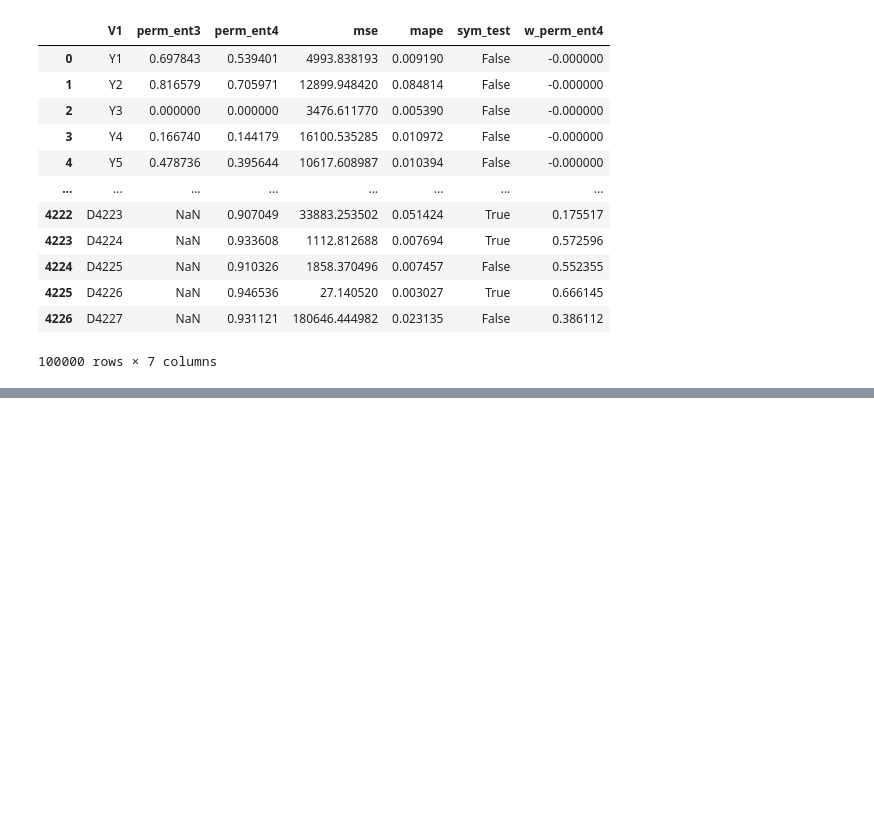
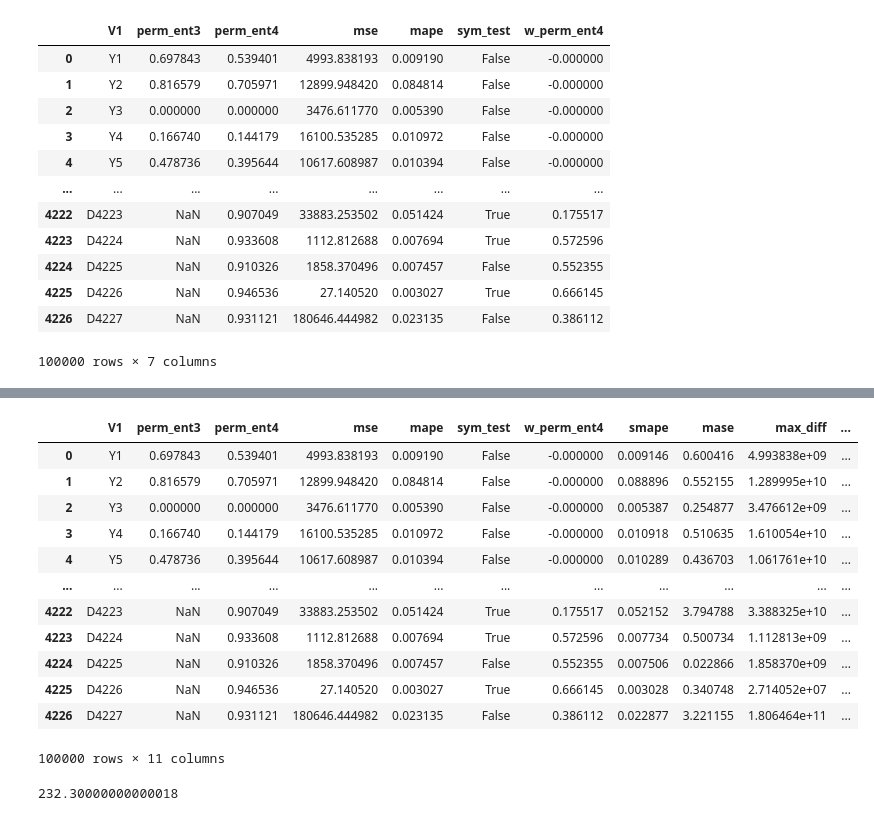
Before and after one commit to dynolab/predan, a Jupyter notebook: notebooks/M4comp.ipynb, the cells around one changed output, grey strips where cells are left out. Drawn from its saved outputs; the diff is of its cells as text; code cells hidden in the pictures; blank space fills up the shorter version.

Commit message:
New metrics, compute max_diif and amplitude

```diff
--- a/notebooks/M4comp.ipynb
+++ b/notebooks/M4comp.ipynb
@@ -1211,0 +1372,9 @@ df_res.to_csv("all_result.csv")
+# %%
+df_testD = pd.read_csv("../src/M4-methods/Dataset/Test/Daily-test.csv", index_col=0)
+df_testH = pd.read_csv("../src/M4-methods/Dataset/Test/Hourly-test.csv", index_col=0)
+df_testM = pd.read_csv("../src/M4-methods/Dataset/Test/Monthly-test.csv", index_col=0)
+df_testQ = pd.read_csv("../src/M4-methods/Dataset/Test/Quarterly-test.csv", index_col=0)
+df_testW = pd.read_csv("../src/M4-methods/Dataset/Test/Weekly-test.csv", index_col=0)
+df_testY = pd.read_csv("../src/M4-methods/Dataset/Test/Yearly-test.csv", index_col=0)
+y_test = pd.concat([df_testY,df_testW, df_testQ, df_testM, df_testH, df_testD])
+y_test
@@ -1211,0 +1396,3 @@ df_res.to_csv("all_result.csv")
+# %%
+df_pred = pd.read_csv(csv_files[0], index_col=0)
+df_pred.loc["Y10"].dropna()
@@ -1211,0 +1407,15 @@ df_res.to_csv("all_result.csv")
+# %%
+train_names = {"Y" : df_trainY, "Q": df_trainQ, "M": df_trainM, "W": df_trainW, "D": df_trainD, "H": df_trainH}
+for csv_name in csv_files:
+    df_pred = pd.read_csv(csv_name, index_col=0)
+    print(csv_name)
+    for index, row in y_test.iterrows():
+        if int(index[1:])%1000 == 0:
+            print(int(index[1:]))
+        smape_value = smape(row.dropna().tolist(), df_pred.loc[index].dropna().tolist())
+        if smape_value < df_res[df_res["V1"] == index]["smape"].values:
+            df_res.loc[df_res["V1"] == index, "smape"] = smape_value
+
+        mase_value = mase(train_names[index[0]].loc[index].dropna().values, row.dropna().values, df_pred.loc[index].dropna().values, ts_info["Frequency"].loc[index])
+        if mase_value < df_res[df_res["V1"] == index]["mase"].values:
+            df_res.loc[df_res["V1"] == index, "mase"] = mase_value
@@ -1211,0 +1460,23 @@ df_res.to_csv("all_result.csv")
+# %%
+df_res["max_diff"] = df_res["mse"]*1000000
+df_res["amplitude"] = df_res["max_diff"]
+# %%
+df_res
+# %% [output]
+|  | V1 | perm_ent3 | perm_ent4 | mse | mape | sym_test | w_perm_ent4 | smape | mase | max_diff | ... |
+| 0 | Y1 | 0.697843 | 0.539401 | 4993.838193 | 0.009190 | False | -0.000000 | 0.009146 | 0.600416 | 4.993838e+09 | ... |
+| 1 | Y2 | 0.816579 | 0.705971 | 12899.948420 | 0.084814 | False | -0.000000 | 0.088896 | 0.552155 | 1.289995e+10 | ... |
+| 2 | Y3 | 0.000000 | 0.000000 | 3476.611770 | 0.005390 | False | -0.000000 | 0.005387 | 0.254877 | 3.476612e+09 | ... |
+| 3 | Y4 | 0.166740 | 0.144179 | 16100.535285 | 0.010972 | False | -0.000000 | 0.010918 | 0.510635 | 1.610054e+10 | ... |
+| 4 | Y5 | 0.478736 | 0.395644 | 10617.608987 | 0.010394 | False | -0.000000 | 0.010289 | 0.436703 | 1.061761e+10 | ... |
+| ... | ... | ... | ... | ... | ... | ... | ... | ... | ... | ... | ... |
+| 4222 | D4223 | NaN | 0.907049 | 33883.253502 | 0.051424 | True | 0.175517 | 0.052152 | 3.794788 | 3.388325e+10 | ... |
+| 4223 | D4224 | NaN | 0.933608 | 1112.812688 | 0.007694 | True | 0.572596 | 0.007734 | 0.500734 | 1.112813e+09 | ... |
+| 4224 | D4225 | NaN | 0.910326 | 1858.370496 | 0.007457 | False | 0.552355 | 0.007506 | 0.022866 | 1.858370e+09 | ... |
+| 4225 | D4226 | NaN | 0.946536 | 27.140520 | 0.003027 | True | 0.666145 | 0.003028 | 0.340748 | 2.714052e+07 | ... |
+| 4226 | D4227 | NaN | 0.931121 | 180646.444982 | 0.023135 | False | 0.386112 | 0.022877 | 3.221155 | 1.806464e+11 | ... |
+100000 rows × 11 columns
+# %%
+max(df_trainY.loc["Y1"].diff().dropna())
+# %% [output]
+232.30000000000018
```
Also changed, not shown: parts of 16 cells of this notebook, 4 other files.
